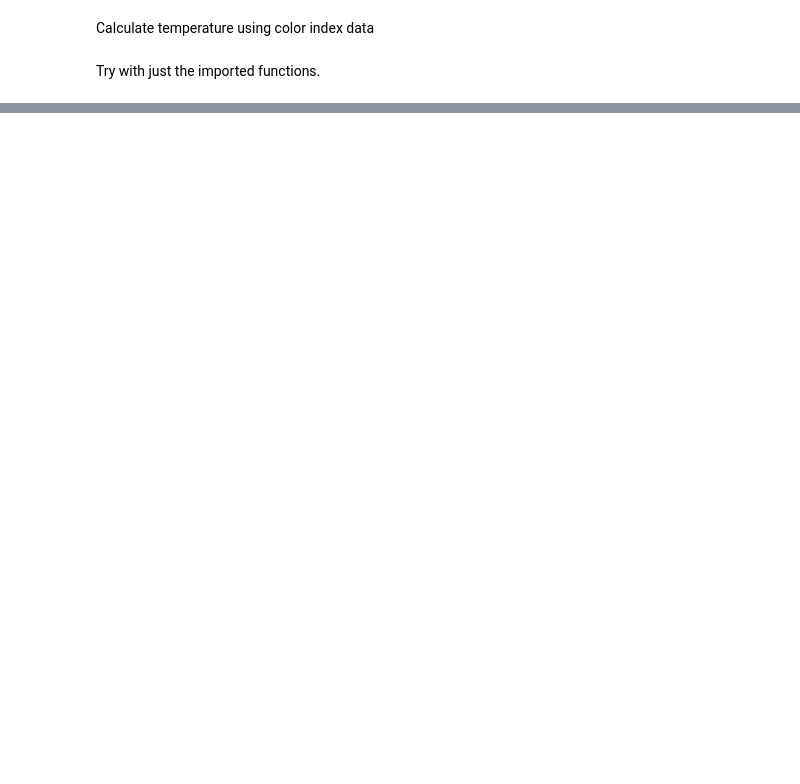
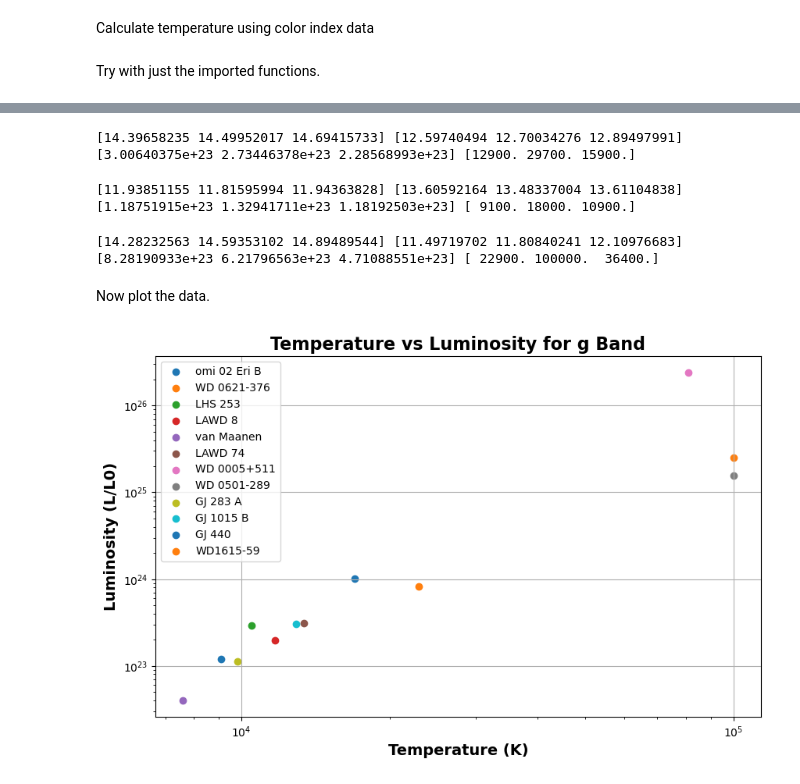
Before and after one commit to wcmelby/Phys_134L, a Jupyter notebook: Image_Analysis.ipynb, the cells around one changed output, grey strips where cells are left out. Drawn from its saved outputs; the diff is of its cells as text; code cells hidden in the pictures; blank space fills up the shorter version.

Commit message:
plotted stars in g band

```diff
--- a/Image_Analysis.ipynb
+++ b/Image_Analysis.ipynb
@@ -208,0 +133,30 @@ print(relative_to_absolute_magnitude(9.10950, 5.008))
+# %%
+data = calculate_all(file_root, 'GJ1015B_', 1217, 1190, 8, 22.9) # good
+apparent_mag10 = data[1]
+absolute_mag10 = data[2]
+luminosity10 = data[3]
+temp10 = data[4]
+print(apparent_mag10, absolute_mag10, luminosity10, temp10)
+# %% [output]
+[14.39658235 14.49952017 14.69415733] [12.59740494 12.70034276 12.89497991] [3.00640375e+23 2.73446378e+23 2.28568993e+23] [12900. 29700. 15900.]
+# %%
+data = calculate_all(file_root, 'GJ440_', 1128, 1237, 8, 4.64) # good. should be 11.5, 8000
+apparent_mag11 = data[1]
+absolute_mag11 = data[2]
+luminosity11 = data[3]
+temp11 = data[4]
+print(apparent_mag11, absolute_mag11, luminosity11, temp11)
+# original coords: 1180, 1187, doesn't look right
+# %% [output]
+[11.93851155 11.81595994 11.94363828] [13.60592164 13.48337004 13.61104838] [1.18751915e+23 1.32941711e+23 1.18192503e+23] [ 9100. 18000. 10900.]
+# %%
+data = calculate_all(file_root, 'WD0615-59_', 1133, 1256, 8, 36.06) # good
+apparent_mag12 = data[1]
+absolute_mag12 = data[2]
+luminosity12 = data[3]
+temp12 = data[4]
+print(apparent_mag12, absolute_mag12, luminosity12, temp12)
+# %% [output]
+[14.28232563 14.59353102 14.89489544] [11.49719702 11.80840241 12.10976683] [8.28190933e+23 6.21796563e+23 4.71088551e+23] [ 22900. 100000.  36400.]
+# %% [markdown]
+Now plot the data.
@@ -208,0 +165,26 @@ print(relative_to_absolute_magnitude(9.10950, 5.008))
+# %%
+temperatures = []
+luminosities = []
+star_names = ['omi 02 Eri B', 'WD 0621-376', 'LHS 253', 'LAWD 8', 'van Maanen', 'LAWD 74', 'WD 0005+511', 'WD 0501-289', 'GJ 283 A', 'GJ 1015 B', 'GJ 440', 'WD1615-59']
+
+for i in range(1, 13):
+    temp = globals()[f'temp{i}']
+    luminosity = globals()[f'luminosity{i}']
+    temperatures.append(temp[0])
+    luminosities.append(luminosity[0]) # g band
+
+plt.figure(figsize=(10, 6))
+
+for i, name in enumerate(star_names):
+    plt.scatter(temperatures[i], luminosities[i], label=name)
+
+plt.xscale('log')
+plt.yscale('log')
+plt.xlabel('Temperature (K)', fontweight='bold', fontsize=14)
+plt.ylabel('Luminosity (L/L0)', fontweight='bold', fontsize=14)
+plt.title('Temperature vs Luminosity for g Band', fontsize=16, fontweight='bold')
+plt.legend(fontsize=10)
+plt.grid(True)
+plt.show()
+# %% [output]
+[figure, added]
```
Also changed, not shown: parts of 33 cells of this notebook, 3 other files.
